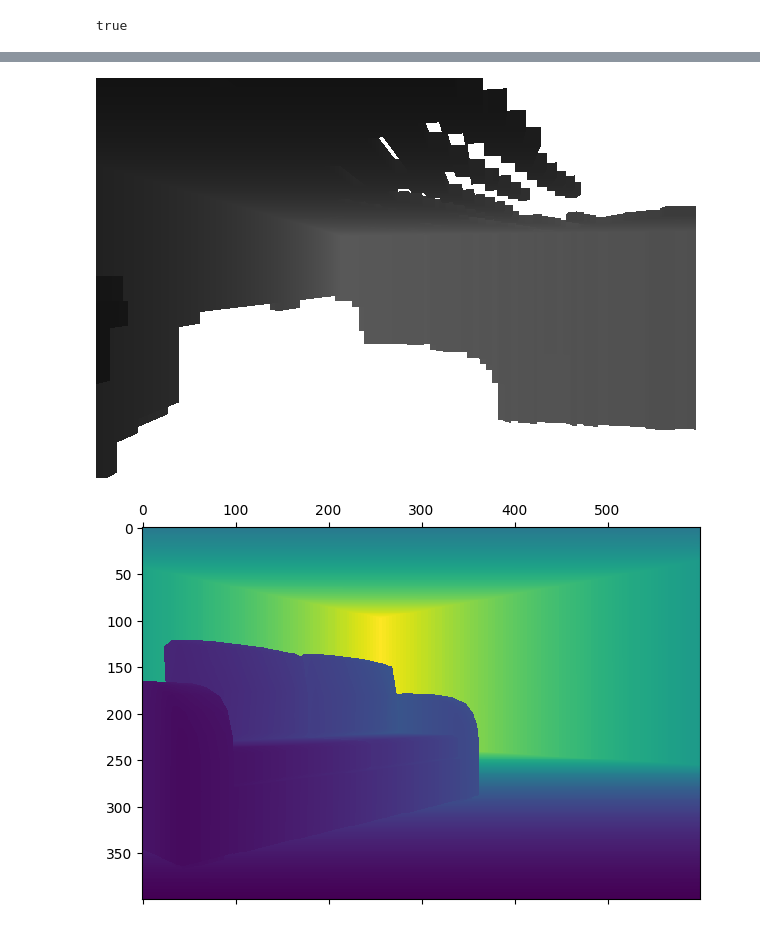
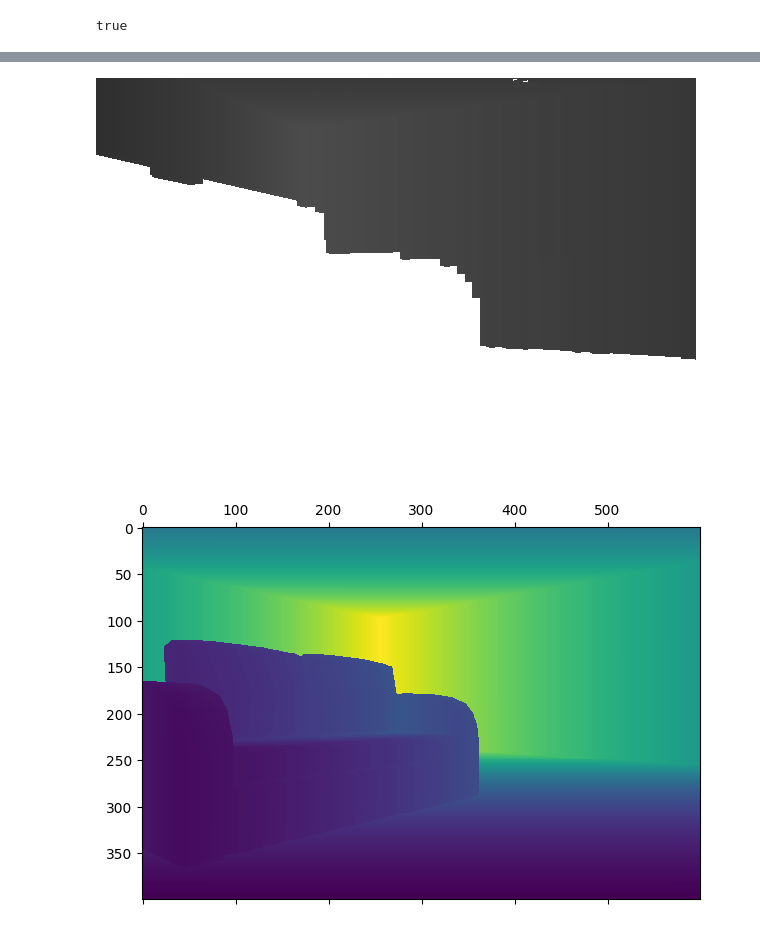
Before and after one commit to probcomp/InverseGraphics, a Jupyter notebook: notebooks/generative_model_scene_001.ipynb, the cells around one changed output, grey strips where cells are left out. Saved outputs shown, nothing was run; the diff lists cells and outputs as text; code cells hidden in the pictures.

```diff
--- a/notebooks/generative_model_scene_001.ipynb
+++ b/notebooks/generative_model_scene_001.ipynb
@@ -236,16 +198,18 @@ true
 # %%
 ids = [1]
 # pose = Pose([0.7400052114043696, 0.8726610699919363, 8.712766016937628],
 #              QuatRotation(0.43682484719575687, 0.7508444627918284,
 #                           0.47275777555610393, -0.14804300462534098))
 # pose = Pose([0.0, 0.0, 0.0], RotZYX(0, deg2rad(-210.0), 0.0))
 pose_mcs = last(belief_state.pose_history)
-pose = Pose(pose_mcs.pos, RotZYX(0, deg2rad(-260.0), 0.0))
+# pose = pose_mcs
+#pose = Pose(pose_mcs.pos, RotZYX(0, deg2rad(95.0), 0.0))
+pose = Pose([1.0, -0.7, 1.0], RotZYX(0.0, deg2rad(115.0), 0.0))
 poses = [pose]
 depth_image = GL.gl_render(renderer, ids, poses, IDENTITY_POSE)
 GL.view_depth_image(clamp.(depth_image, 0.0, 200.0))
 # %% [output]
-[figure, old version]
+[figure, new version]
 # %%
 PyCall.py"""
 import matplotlib.pyplot as plt
```
Also changed, not shown: parts of 10 cells of this notebook, 1 other file.
